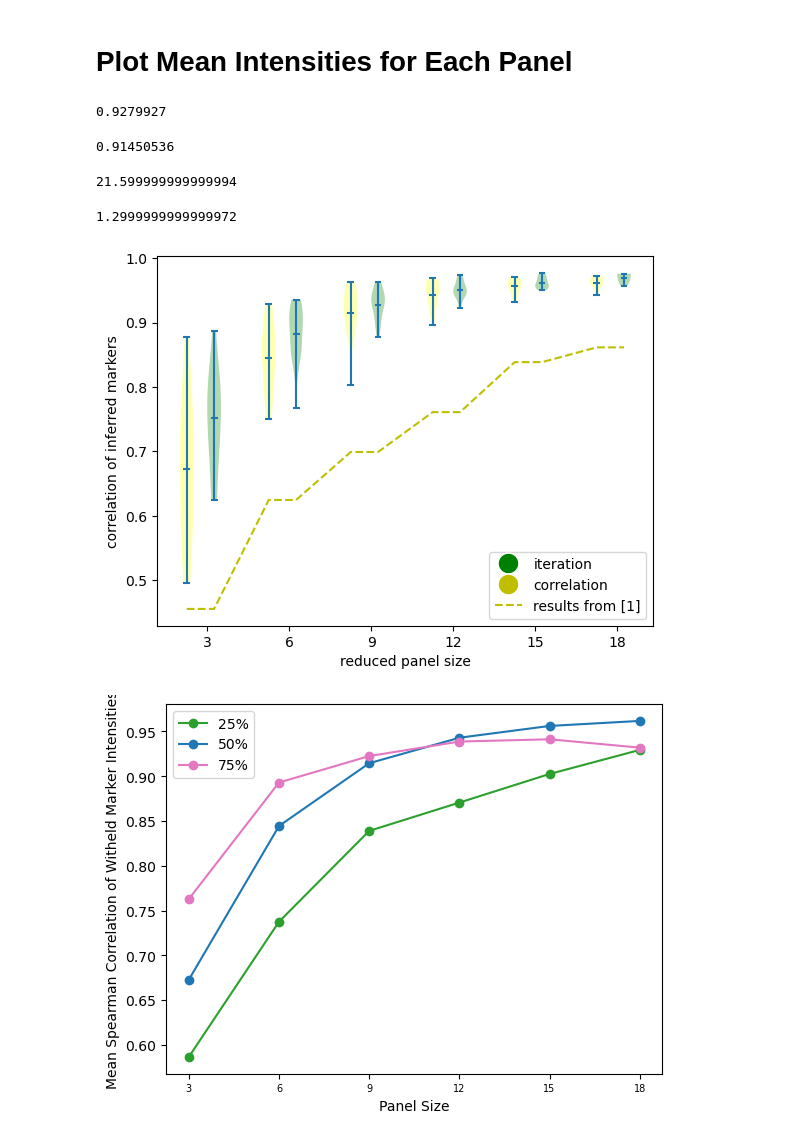
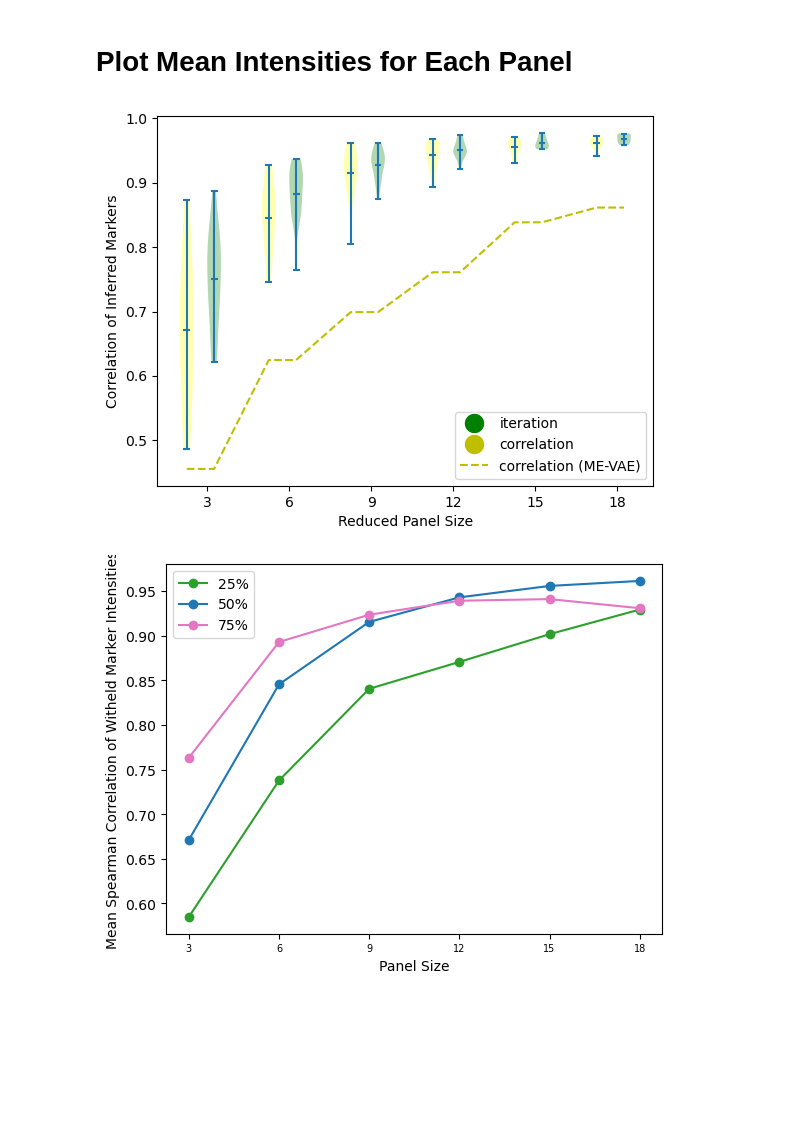
Before and after one commit to zacsims/IF_panel_reduction, a Jupyter notebook: eval/MAE Figures - comparison to ME-VAE.ipynb, the cells around one changed output. Cells and saved outputs as stored; diff of their text form; code cells hidden in the pictures; blank space fills up the shorter version.

```diff
--- a/eval/MAE Figures - comparison to ME-VAE.ipynb
+++ b/eval/MAE Figures - comparison to ME-VAE.ipynb
@@ -30,10 +30,10 @@ ch2stain = {0:"DAPI", 1:"CD3", 2:"ERK-1", 3:"hRAD51", 4:"CyclinD1", 5:"VIM", 6:"
 # %% [markdown]
 # Get Model Checkpoints and Panel Selection Orders
 # %%
-ckpt_25p = 'ckpts/BC_TMA_25p_mask_cls_epoch=499-step=76500-v2.ckpt'
-ckpt_50p = 'ckpts/50p_mask_12l_dec.ckpt' #BC
+ckpt_25p = 'ckpts/BC_TMA_25p_mask.ckpt'
+ckpt_50p = 'ckpts/BC_TMA_50p_mask.ckpt' #BC
 panel_order_50p = [0,10,17,6,14,13,18,3,24,2,21,4,12,1,9,11,15,7,20,5,19,22,8,23] #see iterative panel selection notebook
-ckpt_75p = 'ckpts/75p_mask_12l_dec_499e.ckpt'
+ckpt_75p = 'ckpts/BC_TMA_75p_mask.ckpt'
 panel_order_75p = [0, 16, 5, 8, 9, 22, 1, 24, 6, 18, 11, 2, 15, 13, 17, 12, 20, 10]
 # %%
 panel_order_50p = [0,7,16,12,14,9,18,22,24,1,11,6,2,15,23,13,21,5,3,4,20,8,19,17]
@@ -57,7 +57,7 @@ val_loader = get_data('BC', 10000)
 # %% [markdown]
 # Run Model to get Mean Intensities and SSIMs
 # %%
-ssims_corr, intensities_corr = [],[]
+intensities_corr = []
 
 for model in [model_25p, model_50p, model_75p]:
     intensities_, ssims_ = [], []
@@ -65,13 +65,11 @@ for model in [model_25p, model_50p, model_75p]:
     for panel in ternes_corr_panels:
         unmasked_ch_idx = panel
         mints, pmints = get_intensities(model, unmasked_ch_idx, val_loader, device=device)
-        #ssims_.append(get_ssims(model, unmasked_ch_idx, val_loader, device=device))
         intensities_.append((mints, pmints))
 
-    ssims_corr.append(ssims_)
     intensities_corr.append(intensities_)
 # %%
-ssims_iter, intensities_iter = [],[]
+intensities_iter = []
 for model,panel_order in zip([model_50p, model_75p], [panel_order_50p, panel_order_75p]):
     intensities_, ssims_ = [], []
     panel_sizes = [s for s in range(1,25)]
@@ -79,10 +77,8 @@ for model,panel_order in zip([model_50p, model_75p], [panel_order_50p, panel_ord
     for panel_size in panel_sizes:
         unmasked_ch_idx = panel_order[:panel_size]
         mints, pmints = get_intensities(model, unmasked_ch_idx, val_loader, device=device)
-        #ssims_.append(get_ssims(model, unmasked_ch_idx, val_loader, device=device))
         intensities_.append((mints, pmints))
 
-    ssims_iter.append(ssims_)
     intensities_iter.append(intensities_)
 # %% [markdown]
 # Plot Mean Intensities for Each Panel
@@ -125,11 +121,3 @@ all_corrs = []
 for corr_1, corr_2 in zip(corr_sets_corr, corr_sets_iter):
     all_corrs.append(corr_1)
     all_corrs.append(corr_2)
-# %%
-corr_sets_iter[2].mean()
-# %% [output]
-0.9279927
-# %%
-corr_sets_corr[2].mean()
-# %% [output]
-0.91450536
@@ -140,46 +124,38 @@ corr_sets_corr[2].mean()
-# %%
-91.5 - 69.9
-# %% [output]
-21.599999999999994
-# %%
-92.8 - 91.5
-# %% [output]
-1.2999999999999972
 # %%
 positions = [0.5,1.5,
              3.5,4.5,
              6.5,7.5,
              9.5,10.5,
              12.5,13.5,
              15.5,16.5]
 bplot = plt.violinplot(all_corrs,positions=positions,showmeans=True)
 plt.xticks([1.25,4.25,7.25,10.25,13.25,16.25],['3','6','9','12','15','18'])
-plt.xlabel('reduced panel size')
-plt.ylabel('correlation of inferred markers')
+plt.xlabel('Reduced Panel Size')
+plt.ylabel('Correlation of Inferred Markers')
 #plt.title('Comparative Performance of Panel Selection Strategies')
 from matplotlib.lines import Line2D
 custom_points = [Line2D([0], [0], marker='o', color='w', label='Scatter',
                           markerfacecolor='g', markersize=15),
                  Line2D([0], [0], marker='o', color='w', label='Scatter',
                           markerfacecolor='y', markersize=15),
                  Line2D([0], [0], ls='--', color='y', label='Scatter')]
-plt.legend(custom_points, ['iteration','correlation','results from [1]'],loc='lower right')
+plt.legend(custom_points, ['iteration','correlation','correlation (ME-VAE)'],loc='lower right')
 for i,patch in enumerate(bplot['bodies']):
     if i % 2 == 0:
         patch.set_facecolor('yellow')
     elif i % 2 == 1:
         patch.set_facecolor('green')
 CorrVec=  [0.45542308872608434,0.45542308872608434,
            0.6246306319916533,0.6246306319916533,
            0.6990946473098055,0.6990946473098055,
            0.7609945744264635,0.7609945744264635,
            0.8386137549988064, 0.8386137549988064,
            0.861531529832696,0.861531529832696]
 plt.plot(positions,CorrVec,ls='--',c='y')
 plt.savefig('plots/compare_strategies.svg')
 plt.show()
 # %% [output]
-[figure, old version]
+[figure, new version]
 # %%
 mean_corrs_25p = [np.mean(corrs) for corrs in stain_corrs_per_ratio[0]]
 mean_corrs_50p = [np.mean(corrs) for corrs in stain_corrs_per_ratio[1]]
```
Also changed, not shown: parts of 2 cells of this notebook, 8 other files.
